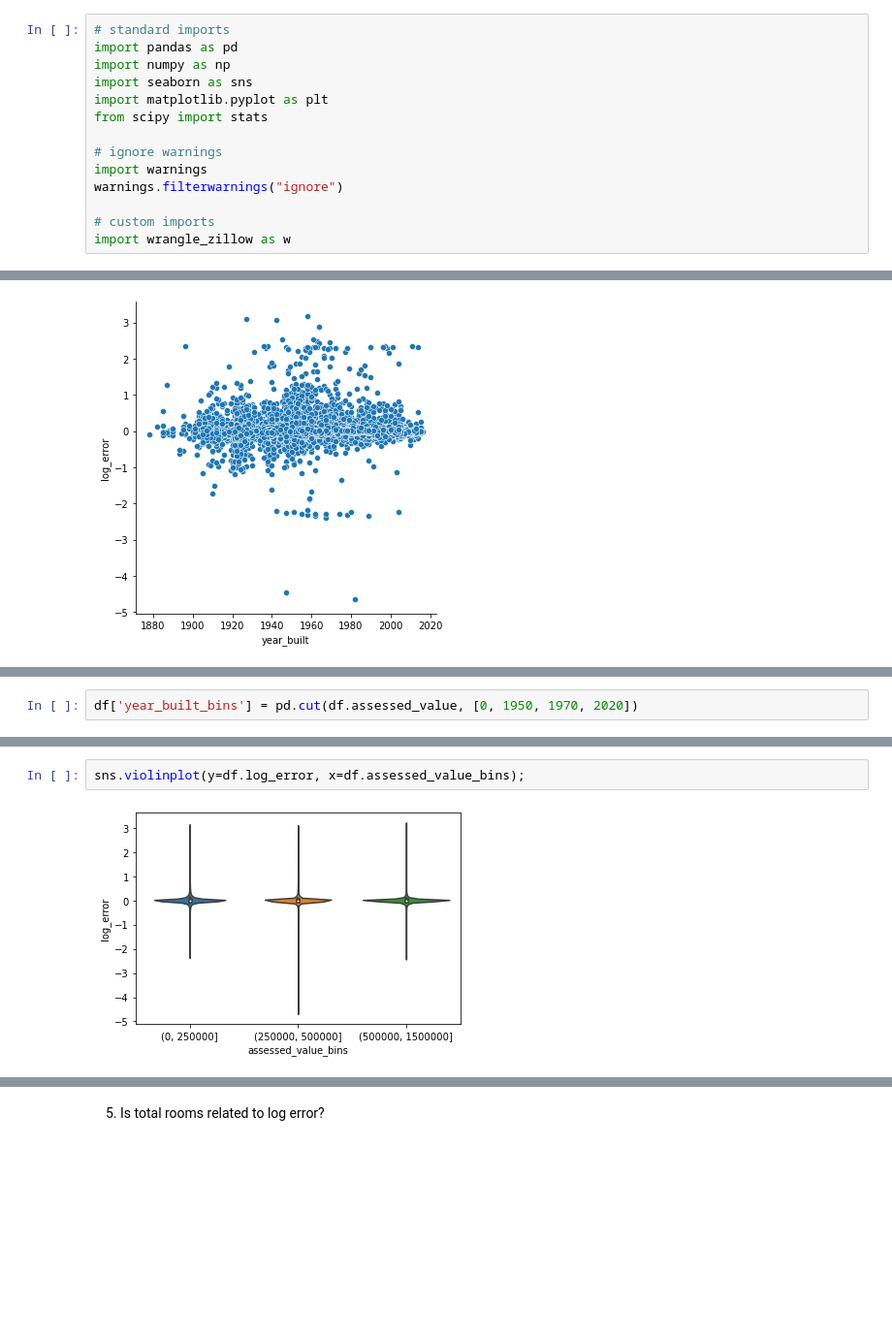
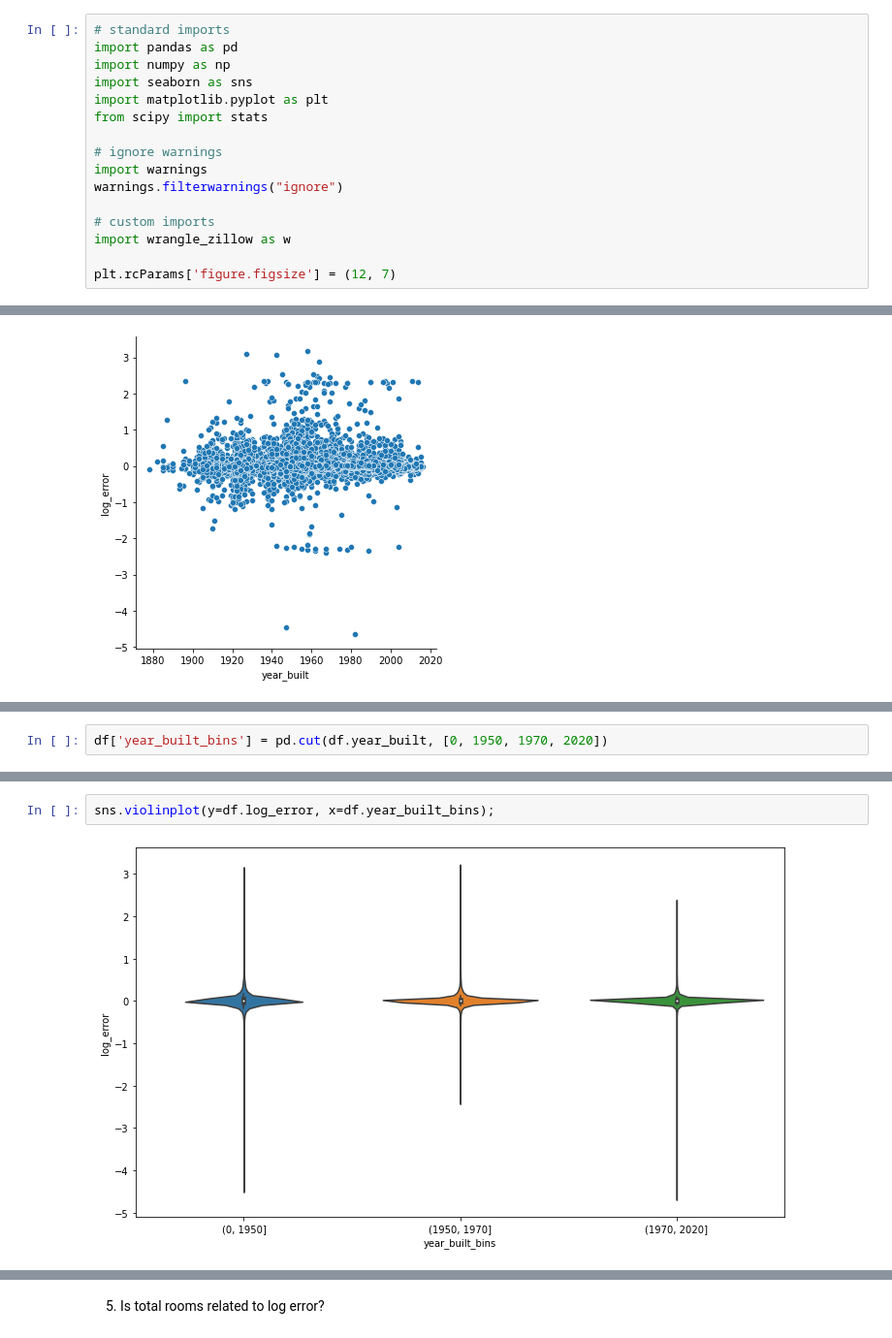
Before and after one commit to adam-talbot/clustering-exercises, a Jupyter notebook: explore_zillow.ipynb, the cells around one changed output, grey strips where cells are left out. Shown at 97% size. Cells and saved outputs as stored; diff of their text form; blank space fills up the shorter version.

```diff
--- a/explore_zillow.ipynb
+++ b/explore_zillow.ipynb
@@ -14,6 +14,8 @@ warnings.filterwarnings("ignore")
 
 # custom imports
 import wrangle_zillow as w
+
+plt.rcParams['figure.figsize'] = (12, 7)
 # %%
 # get data
 df = w.get_zillow_data()
@@ -320,3 +310,3 @@ sns.histplot(x=df.year_built);
 # %%
-df['year_built_bins'] = pd.cut(df.assessed_value, [0, 1950, 1970, 2020])
+df['year_built_bins'] = pd.cut(df.year_built, [0, 1950, 1970, 2020])
 # %%
@@ -333,4 +323,4 @@ df.assessed_value_bins.value_counts().plot.bar(title='Distribution of assessed v
 # %%
-sns.violinplot(y=df.log_error, x=df.assessed_value_bins);
+sns.violinplot(y=df.log_error, x=df.year_built_bins);
 # %% [output]
-[figure, old version]
+[figure, new version]
```
Also changed, not shown: parts of 50 cells of this notebook.
